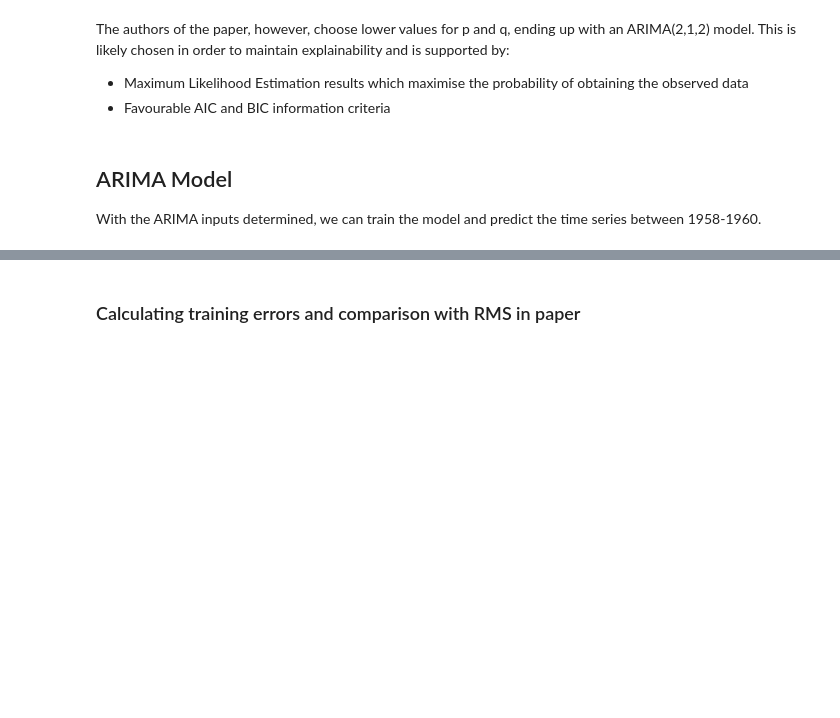
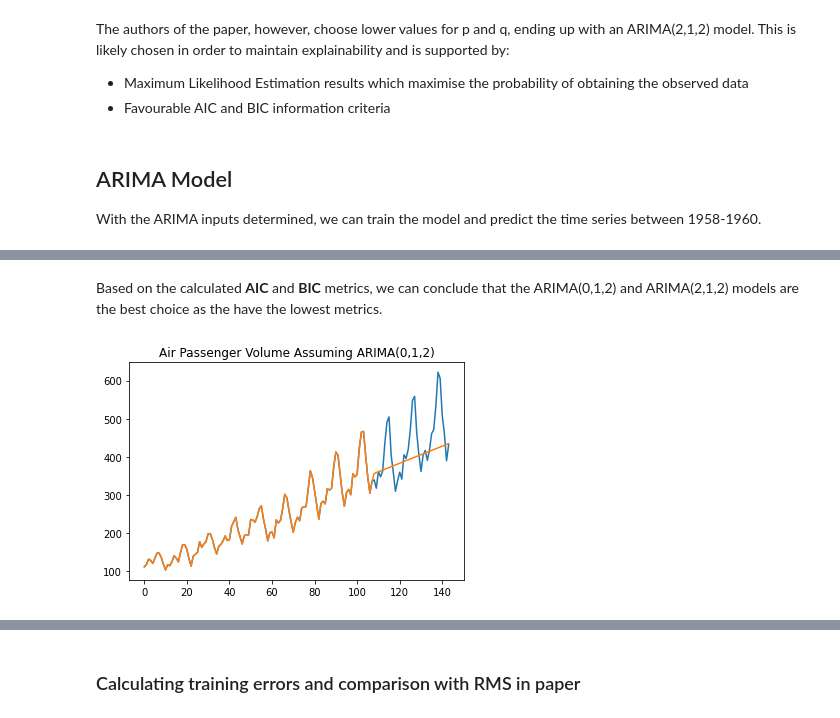
Before and after one commit to Staneesh/Repro2023, a Jupyter notebook: main.ipynb, the cells around one changed output, grey strips where cells are left out. Drawn from its saved outputs; the diff is of its cells as text; code cells hidden in the pictures; blank space fills up the shorter version.

```diff
--- a/main.ipynb
+++ b/main.ipynb
@@ -276,3 +312,19 @@ full012, full012_model = arima_run(train['Diff'], (0,1,2), False, True)
+# %% [markdown]
+Based on the calculated **AIC** and **BIC** metrics, we can conclude that the ARIMA(0,1,2) and ARIMA(2,1,2) models are the best choice as the have the lowest metrics.
+# %%
+full012_series = []
+val = data['Count'][0]
+
+for i in full012:
+    val += i
+    full012_series.append(val)
+
+plt.plot(data['Count'], label = 'Observed')
+plt.plot(full012_series, label = 'Predicted')
+plt.title('Air Passenger Volume Assuming ARIMA(0,1,2)')
+plt.show()
+# %% [output]
+[figure, added]
 # %%
 full212_series = []
 val = data['Count'][0]
```
Also changed, not shown: parts of 8 cells of this notebook.
